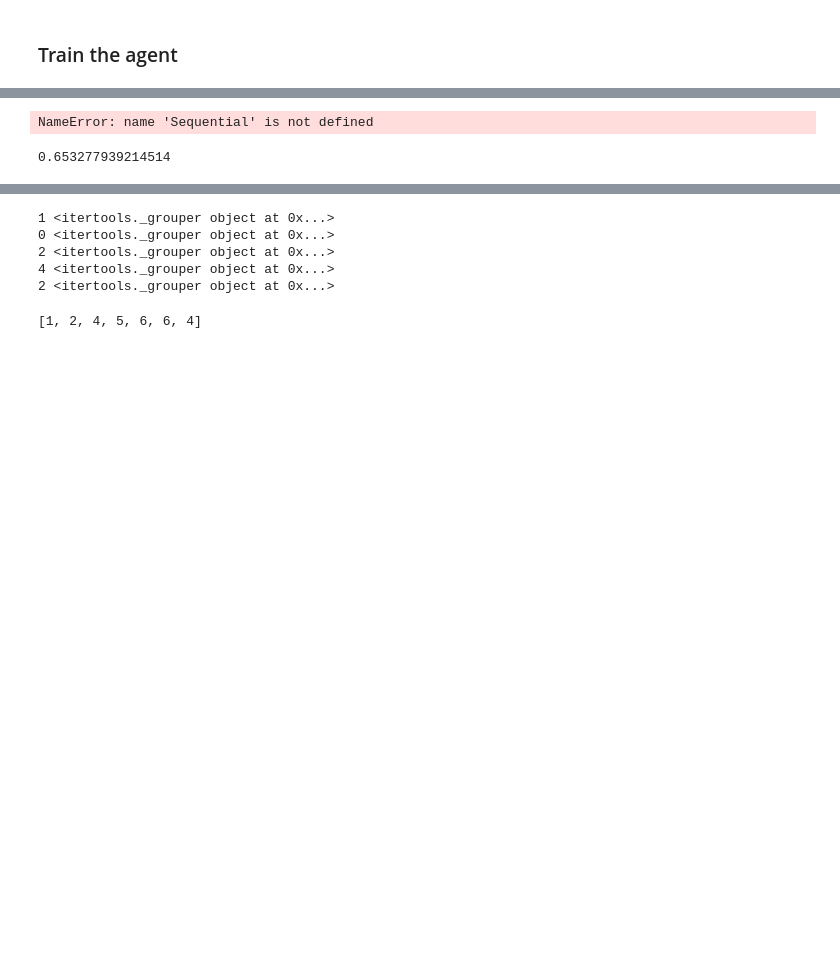
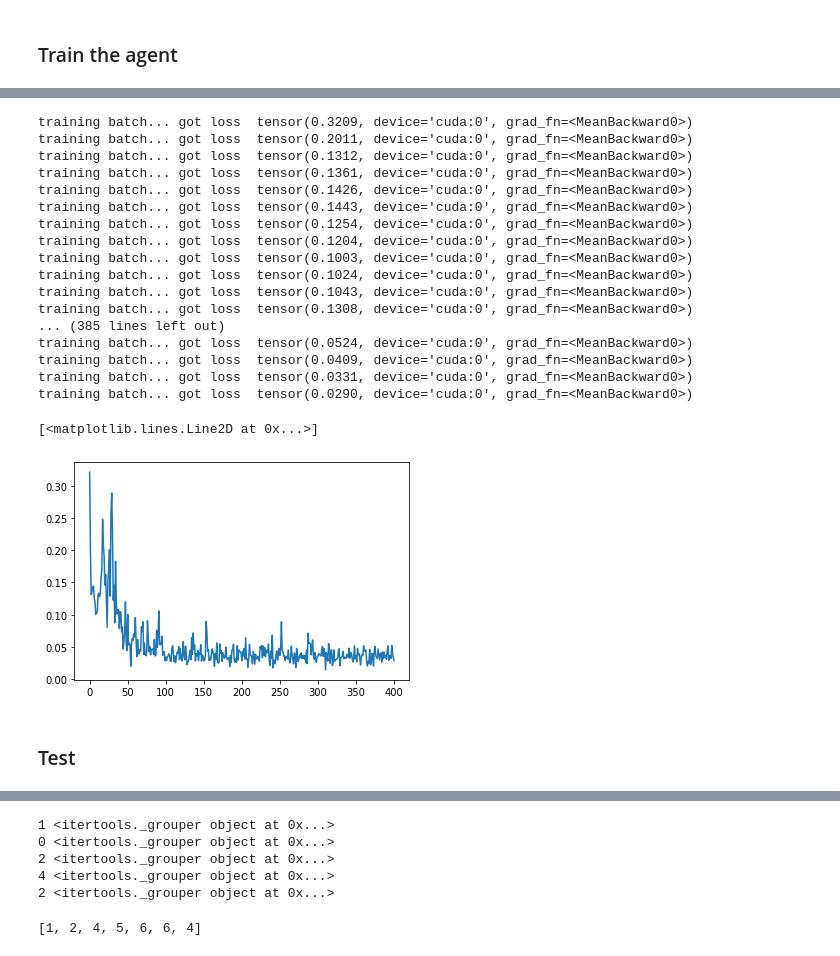
Before and after one commit to Mulac/gym-connect4, a Jupyter notebook: connect4.ipynb, the cells around one changed output, grey strips where cells are left out. Drawn from its saved outputs; the diff is of its cells as text; code cells hidden in the pictures; blank space fills up the shorter version.

```diff
--- a/connect4.ipynb
+++ b/connect4.ipynb
@@ -51,2 +73,5 @@ agent.act([0]*42)
 # %% [markdown]
 ### Train the agent
+# %%
+batch_size = 750
+num_episodes = 50000
@@ -52,0 +90,13 @@ agent.act([0]*42)
+# %%
+def act(state):
+    # Decay exploration rate
+    decay()
+
+    # Convert state represenation into tensor
+    state = torch.tensor(state, dtype=torch.float, device=dev)
+
+    # 𝜺-greedy exploration
+    if np.random.rand() <= epsilon:
+        return np.random.choice(num_actions)
+
+    return model(state).argmax().item()
@@ -53,32 +126,53 @@ agent.act([0]*42)
 # %%
-agent = DQNAgent(state_space_size, action_space_size)
+memory = []
+memory.clear()
+loss = []
 
-for episode in range(20000):
+for episode in range(num_episodes):
     state = env.reset()
-    episode_rewards = 0
-    for t in range(100):
 
+    for t in range(10000):
+        # Choose an action
+        action = act(state)
         new_state, reward, done, info = env.step(action)
 
-        # Update Q-able with oponents move as the resulting state
-        q_table[state, action] = q_table[state, action] * (1 - learning_rate) + \
-                learning_rate * (reward + discount_rate * np.max(q_table[new_state, :]))
+        memory.append(Transition(state, action, new_state, reward, done))
 
         state = new_state
-        episode_rewards += reward
 
-        # Exploration rate decay
-        exploration_rate = min_exploration_rate + \
-        (max_exploration_rate - min_exploration_rate) * np.exp(-exploration_decay_rate*episode)
+        if len(memory) > batch_size:
+            batch = random.sample(memory, batch_size)
+            l = train(batch)
+            loss.append(l)
+            print("training batch... got loss ", l)
+            memory.clear()
 
         if done:
-            print("Episode finished after {} timesteps. Player {} wins".format(t+1, env.game.winner))
+#             print("Episode finished after {} timesteps. Player {} wins".format(t+1, env.game.winner))
+#             env.game.show()
             break
+
 env.close()
+plt.plot(loss)
 # %% [output]
-NameError: name 'Sequential' is not defined
+training batch... got loss  tensor(0.3209, device='cuda:0', grad_fn=<MeanBackward0>)
+training batch... got loss  tensor(0.2011, device='cuda:0', grad_fn=<MeanBackward0>)
+training batch... got loss  tensor(0.1312, device='cuda:0', grad_fn=<MeanBackward0>)
+training batch... got loss  tensor(0.1361, device='cuda:0', grad_fn=<MeanBackward0>)
+training batch... got loss  tensor(0.1426, device='cuda:0', grad_fn=<MeanBackward0>)
+training batch... got loss  tensor(0.1443, device='cuda:0', grad_fn=<MeanBackward0>)
+training batch... got loss  tensor(0.1254, device='cuda:0', grad_fn=<MeanBackward0>)
+training batch... got loss  tensor(0.1204, device='cuda:0', grad_fn=<MeanBackward0>)
+training batch... got loss  tensor(0.1003, device='cuda:0', grad_fn=<MeanBackward0>)
+training batch... got loss  tensor(0.1024, device='cuda:0', grad_fn=<MeanBackward0>)
+training batch... got loss  tensor(0.1043, device='cuda:0', grad_fn=<MeanBackward0>)
+training batch... got loss  tensor(0.1308, device='cuda:0', grad_fn=<MeanBackward0>)
+... (385 lines left out)
+training batch... got loss  tensor(0.0524, device='cuda:0', grad_fn=<MeanBackward0>)
+training batch... got loss  tensor(0.0409, device='cuda:0', grad_fn=<MeanBackward0>)
+training batch... got loss  tensor(0.0331, device='cuda:0', grad_fn=<MeanBackward0>)
+training batch... got loss  tensor(0.0290, device='cuda:0', grad_fn=<MeanBackward0>)
+[<matplotlib.lines.Line2D at 0x...>]
+[figure, added]
-# %%
-class Agent:
-    def __init__()
-# %% [output]
-0.653277939214514
+# %% [markdown]
+### Test
```
Also changed, not shown: parts of 16 cells of this notebook.
